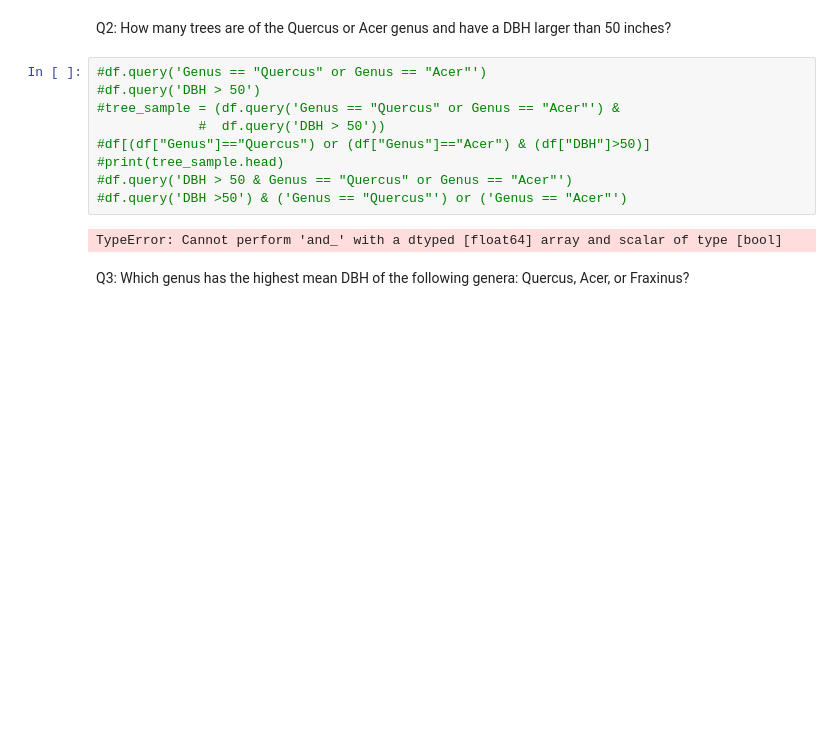
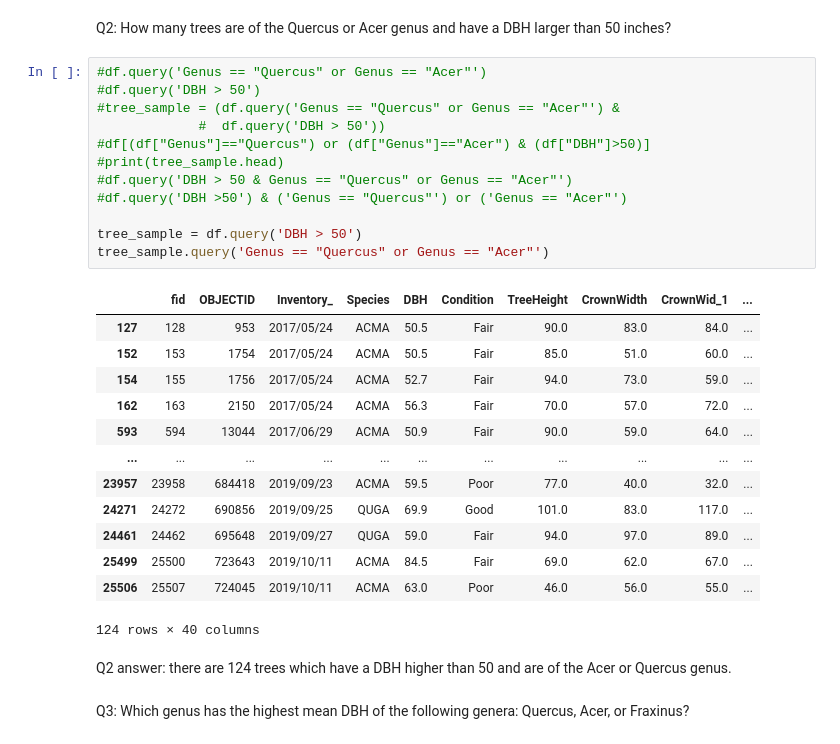
Before and after one commit to sanamak1/PY4SA23_Assignment, a Jupyter notebook: Assignment No 2_Sanam.ipynb, the cells around one changed output. Cells and saved outputs as stored; diff of their text form; blank space fills up the shorter version.

Commit message:
updating tree query

```diff
--- a/Assignment No 2_Sanam.ipynb
+++ b/Assignment No 2_Sanam.ipynb
@@ -114,14 +114,31 @@ Q2: How many trees are of the Quercus or Acer genus and have a DBH larger than 5
 # %%
 #df.query('Genus == "Quercus" or Genus == "Acer"')
 #df.query('DBH > 50')
 #tree_sample = (df.query('Genus == "Quercus" or Genus == "Acer"') &
              #  df.query('DBH > 50'))
 #df[(df["Genus"]=="Quercus") or (df["Genus"]=="Acer") & (df["DBH"]>50)]
 #print(tree_sample.head)
 #df.query('DBH > 50 & Genus == "Quercus" or Genus == "Acer"')
 #df.query('DBH >50') & ('Genus == "Quercus"') or ('Genus == "Acer"')
+
+tree_sample = df.query('DBH > 50')
+tree_sample.query('Genus == "Quercus" or Genus == "Acer"')
 # %% [output]
+|  | fid | OBJECTID | Inventory_ | Species | DBH | Condition | TreeHeight | CrownWidth | CrownWid_1 | ... |
+| 127 | 128 | 953 | 2017/05/24 | ACMA | 50.5 | Fair | 90.0 | 83.0 | 84.0 | ... |
+| 152 | 153 | 1754 | 2017/05/24 | ACMA | 50.5 | Fair | 85.0 | 51.0 | 60.0 | ... |
+| 154 | 155 | 1756 | 2017/05/24 | ACMA | 52.7 | Fair | 94.0 | 73.0 | 59.0 | ... |
+| 162 | 163 | 2150 | 2017/05/24 | ACMA | 56.3 | Fair | 70.0 | 57.0 | 72.0 | ... |
+| 593 | 594 | 13044 | 2017/06/29 | ACMA | 50.9 | Fair | 90.0 | 59.0 | 64.0 | ... |
+| ... | ... | ... | ... | ... | ... | ... | ... | ... | ... | ... |
+| 23957 | 23958 | 684418 | 2019/09/23 | ACMA | 59.5 | Poor | 77.0 | 40.0 | 32.0 | ... |
+| 24271 | 24272 | 690856 | 2019/09/25 | QUGA | 69.9 | Good | 101.0 | 83.0 | 117.0 | ... |
+| 24461 | 24462 | 695648 | 2019/09/27 | QUGA | 59.0 | Fair | 94.0 | 97.0 | 89.0 | ... |
+| 25499 | 25500 | 723643 | 2019/10/11 | ACMA | 84.5 | Fair | 69.0 | 62.0 | 67.0 | ... |
+| 25506 | 25507 | 724045 | 2019/10/11 | ACMA | 63.0 | Poor | 46.0 | 56.0 | 55.0 | ... |
-TypeError: Cannot perform 'and_' with a dtyped [float64] array and scalar of type [bool]
+124 rows × 40 columns
+# %% [markdown]
+Q2 answer: there are 124 trees which have a DBH higher than 50 and are of the Acer or Quercus genus.
 # %% [markdown]
 Q3: Which genus has the highest mean DBH of the following genera: Quercus, Acer, or Fraxinus?
 # %%
```
Also changed, not shown: parts of 1 cell of this notebook.
